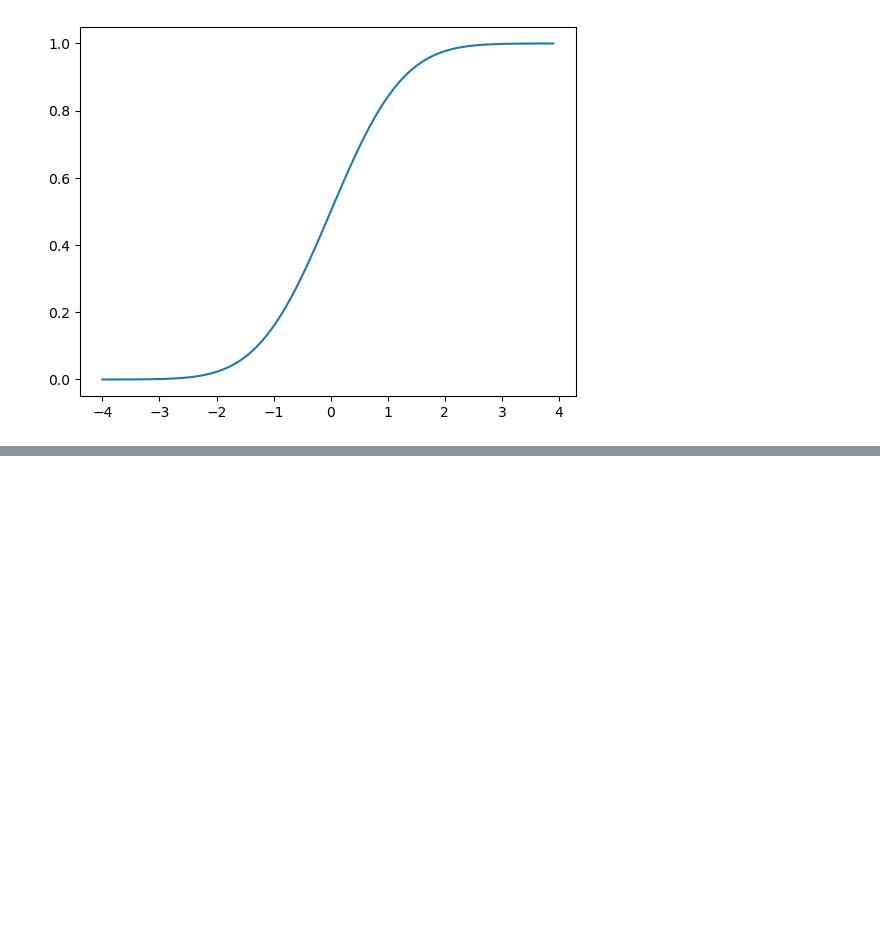
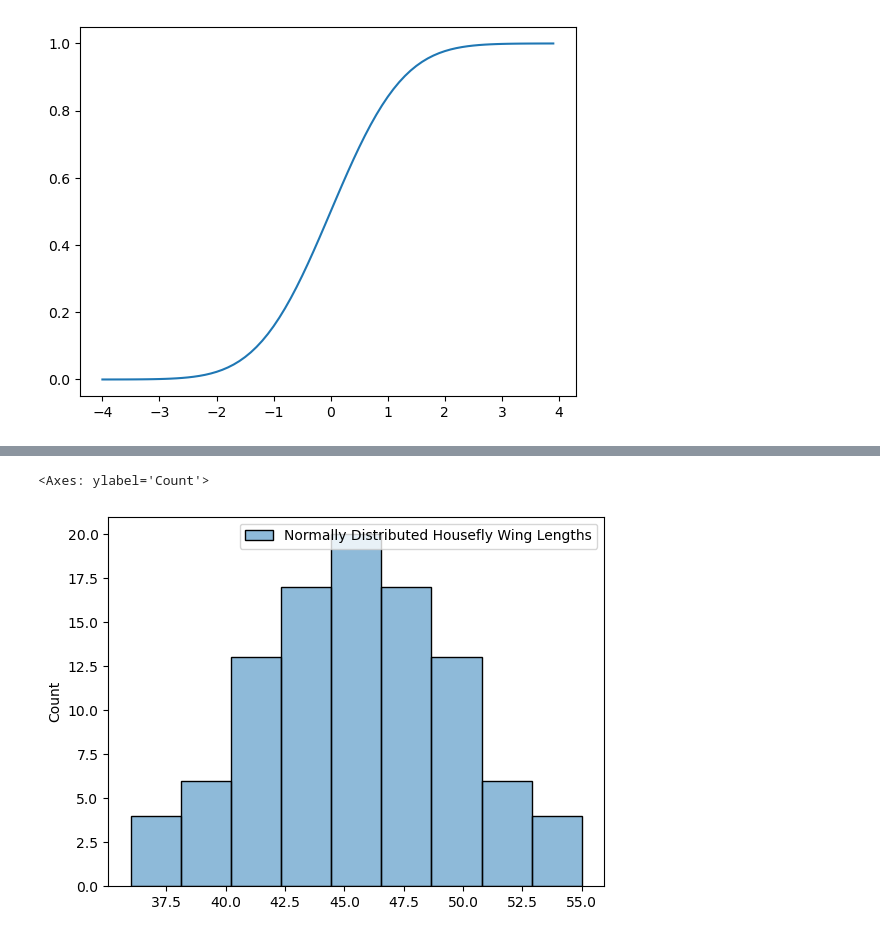
Before and after one commit to data4if/project_math, a Jupyter notebook: distribucion_normal.ipynb, the cells around one changed output, grey strips where cells are left out. Drawn from its saved outputs; the diff is of its cells as text; code cells hidden in the pictures; blank space fills up the shorter version.

```diff
--- a/distribucion_normal.ipynb
+++ b/distribucion_normal.ipynb
@@ -36,5 +37,5 @@ sns.lineplot(x=x,y=y)
 [figure]
 # %%
 df = pd.read_excel('s057.xls')
-df.head(5)
-wing = df['Normally Distributed Housefly Wing Lengths'].values[4:]
+wing = df[['Normally Distributed Housefly Winwing']].copy()
+wing.head(5)
@@ -51,0 +49,3 @@ wing.mean()
+# %%
+wing_true=wing.iloc[3:]
+wing_true.head(5)
@@ -51,0 +59,5 @@ wing.mean()
+# %%
+sns.histplot(data=wing_true)
+# %% [output]
+<Axes: ylabel='Count'>
+[figure, added]
```
Also changed, not shown: parts of 5 cells of this notebook.
